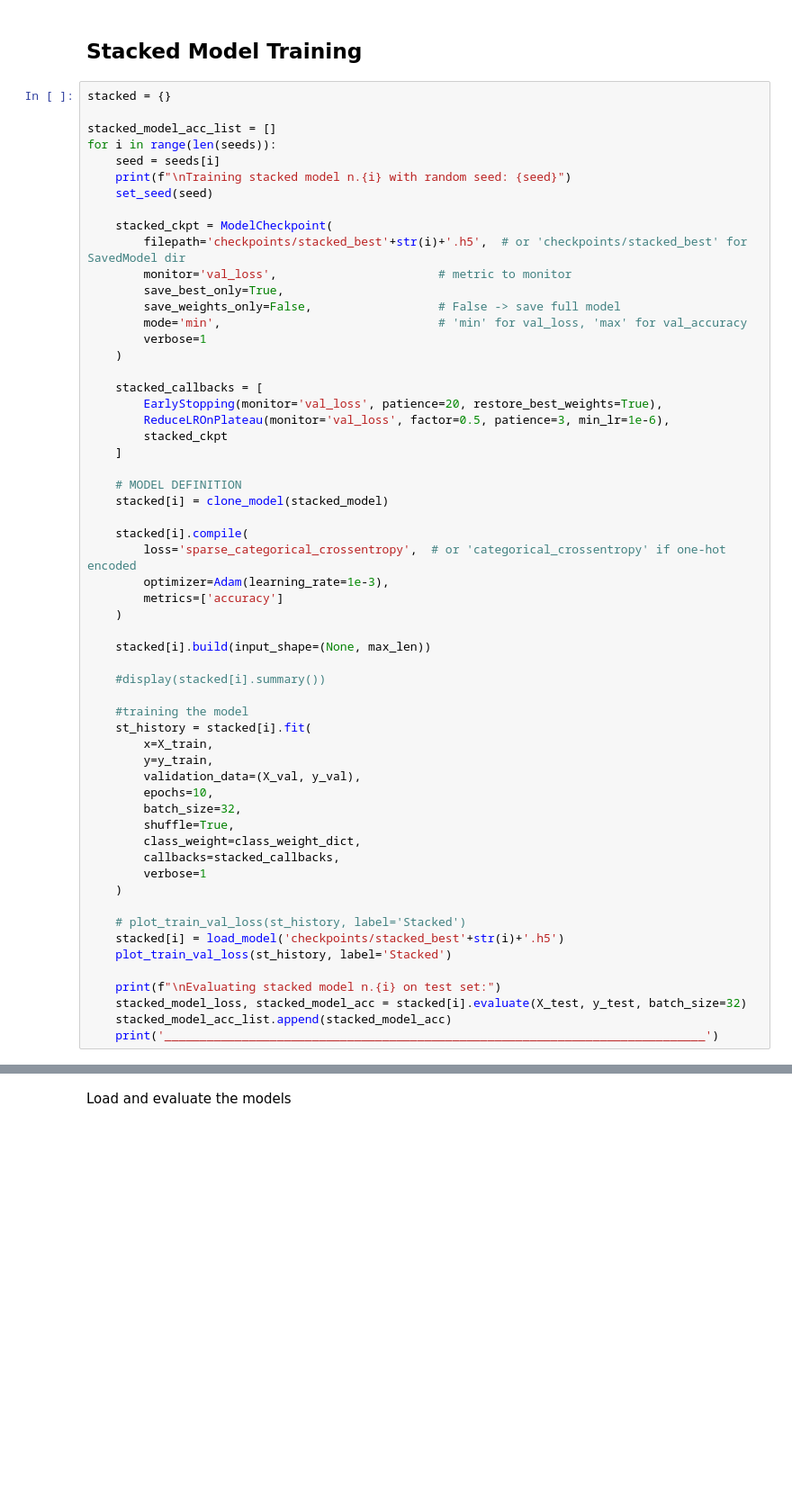
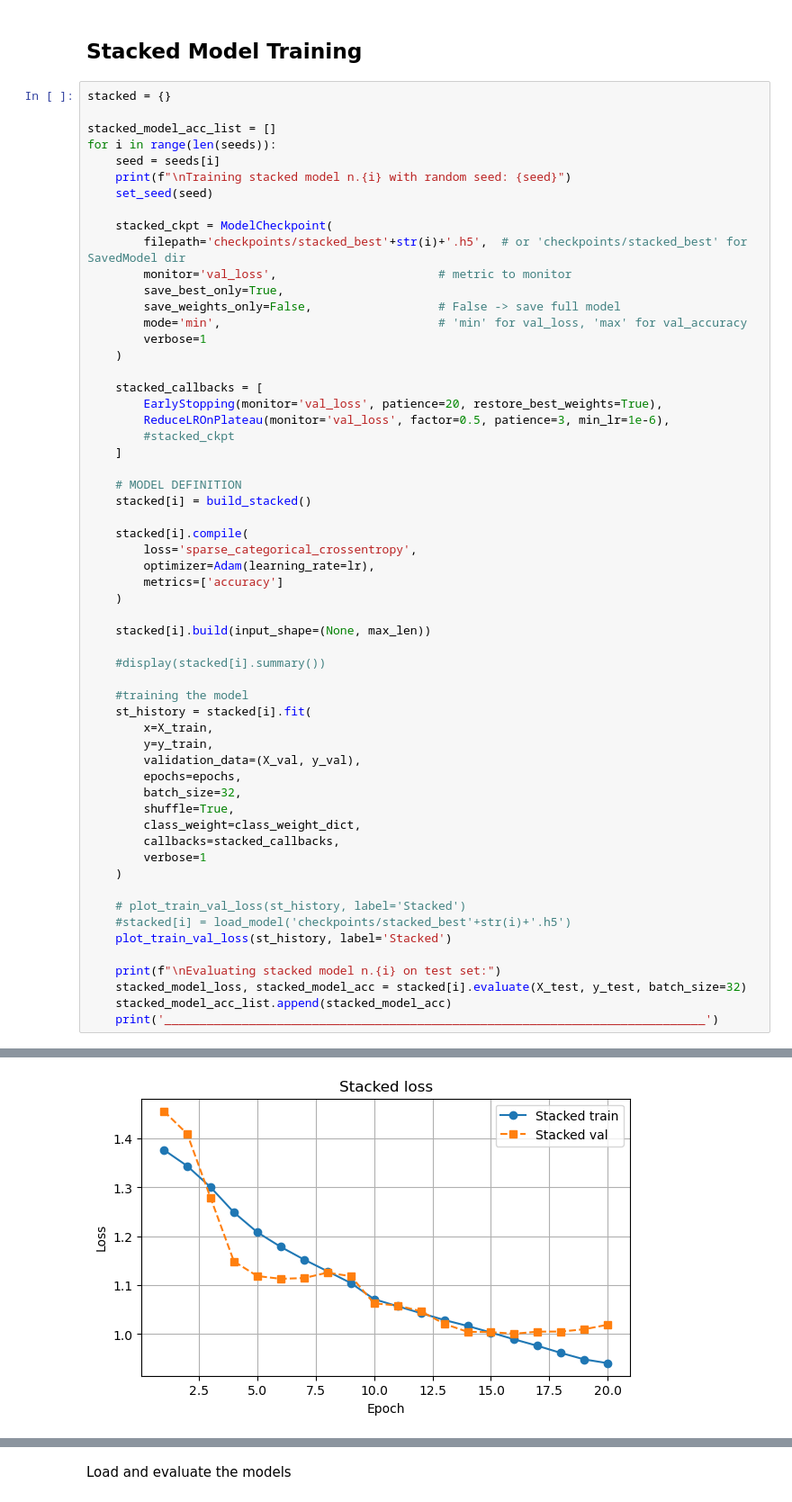
Before and after one commit to antodale/Assignments_NLP_torroni_2025, a Jupyter notebook: Assignment1-2526.ipynb, the cells around one changed output, grey strips where cells are left out. Shown at 90% size. Drawn from its saved outputs; the diff is of its cells as text; blank space fills up the shorter version.

```diff
--- a/Assignment1-2526.ipynb
+++ b/Assignment1-2526.ipynb
@@ -990,15 +1011,15 @@ for i in range(len(seeds)):
     stacked_callbacks = [
         EarlyStopping(monitor='val_loss', patience=20, restore_best_weights=True),
         ReduceLROnPlateau(monitor='val_loss', factor=0.5, patience=3, min_lr=1e-6),
-        stacked_ckpt
+        #stacked_ckpt
     ]
 
     # MODEL DEFINITION
-    stacked[i] = clone_model(stacked_model)
+    stacked[i] = build_stacked()
 
     stacked[i].compile(
-        loss='sparse_categorical_crossentropy',  # or 'categorical_crossentropy' if one-hot encoded
-        optimizer=Adam(learning_rate=1e-3),
+        loss='sparse_categorical_crossentropy',
+        optimizer=Adam(learning_rate=lr),
         metrics=['accuracy']
     )
 
@@ -1011,7 +1032,7 @@ for i in range(len(seeds)):
         x=X_train,
         y=y_train,
         validation_data=(X_val, y_val),
-        epochs=10,
+        epochs=epochs,
         batch_size=32,
         shuffle=True,
         class_weight=class_weight_dict,
@@ -1020,7 +1041,7 @@ for i in range(len(seeds)):
     )
 
     # plot_train_val_loss(st_history, label='Stacked')
-    stacked[i] = load_model('checkpoints/stacked_best'+str(i)+'.h5')
+    #stacked[i] = load_model('checkpoints/stacked_best'+str(i)+'.h5')
     plot_train_val_loss(st_history, label='Stacked')
 
     print(f"\nEvaluating stacked model n.{i} on test set:")
@@ -1034,0 +1069 @@ Epoch 1: val_loss improved from None to 1.39193, saving model to checkpoints/sta
+[figure, new version]
```
Also changed, not shown: parts of 13 cells of this notebook.
